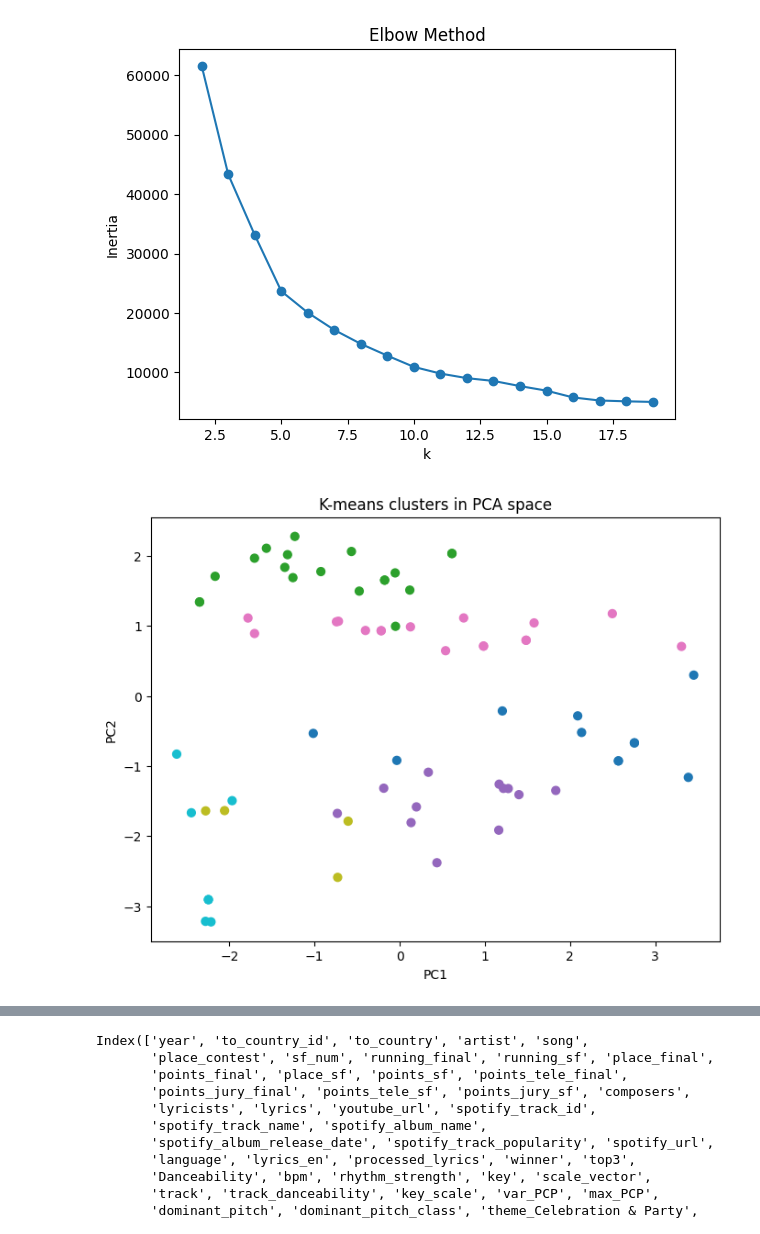
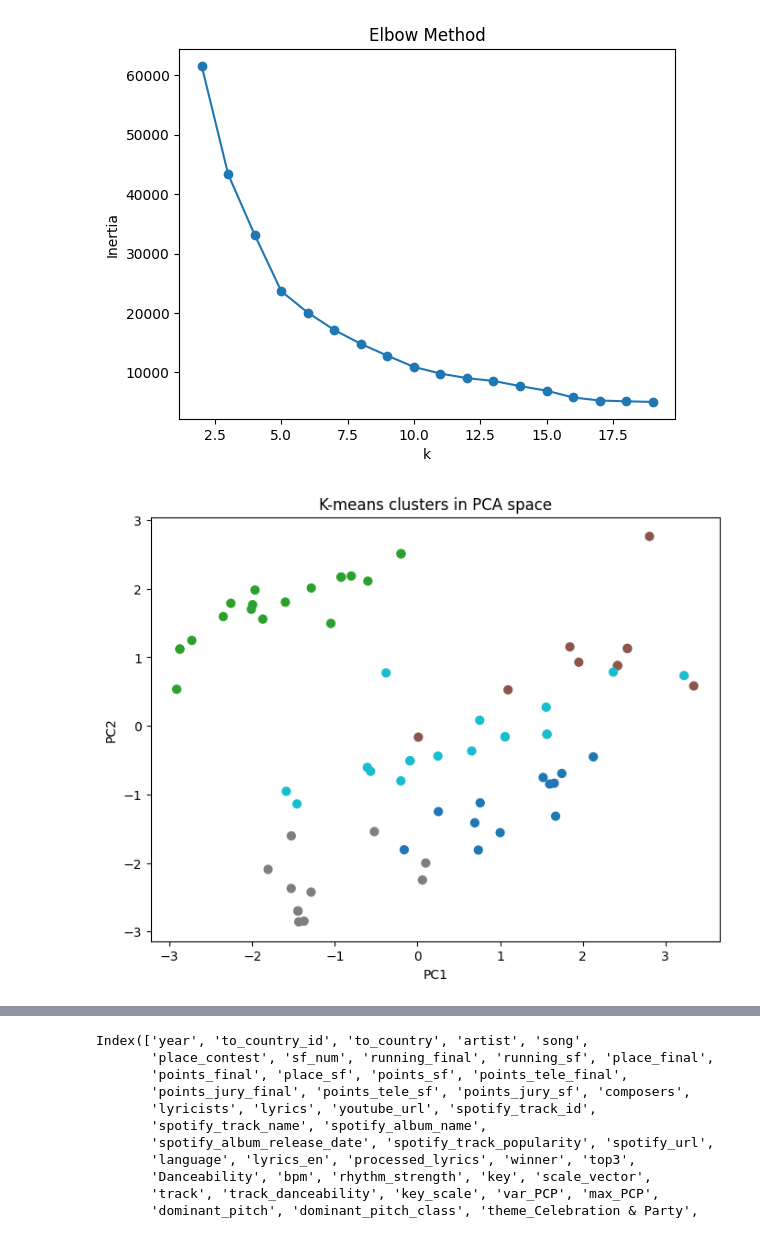
Before and after one commit to figgarnold/Eurovision, a Jupyter notebook: Analysis.ipynb, the cells around one changed output, grey strips where cells are left out. Drawn from its saved outputs; the diff is of its cells as text; code cells hidden in the pictures.

Commit message:
analysis and clusters

```diff
--- a/Analysis.ipynb
+++ b/Analysis.ipynb
@@ -205,4 +208,5 @@ plt.scatter(data_array[clusters==3,0], data_array[clusters==3,1], color='orange'
 # %% [markdown]
 # Winners with themes
 # %%
-winners = pd.get_dummies(df, columns=["theme"])
+#only use this line of code once to create dummies
+#winners = pd.get_dummies(df, columns=["theme"])
@@ -252,20 +254,20 @@ plt.show()
 # %%
 scaler = StandardScaler()
 X_scaled = scaler.fit_transform(winnersafthemes)
 
 pca = PCA(n_components=12)
 X_pca = pca.fit_transform(X_scaled)
 
-kmeans = KMeans(n_clusters=6)
+kmeans = KMeans(n_clusters=5)
 labels = kmeans.fit_predict(X_pca)
 
 winnersafthemes["cluster"] = labels
 
 plt.figure(figsize=(8,6))
 plt.scatter(X_pca[:,0], X_pca[:,1], c=labels, cmap="tab10", s=40)
 plt.xlabel("PC1")
 plt.ylabel("PC2")
 plt.title("K-means clusters in PCA space")
 plt.show()
 # %% [output]
-[figure, old version]
+[figure, new version]
```
Also changed, not shown: parts of 16 cells of this notebook, 1 other file.
